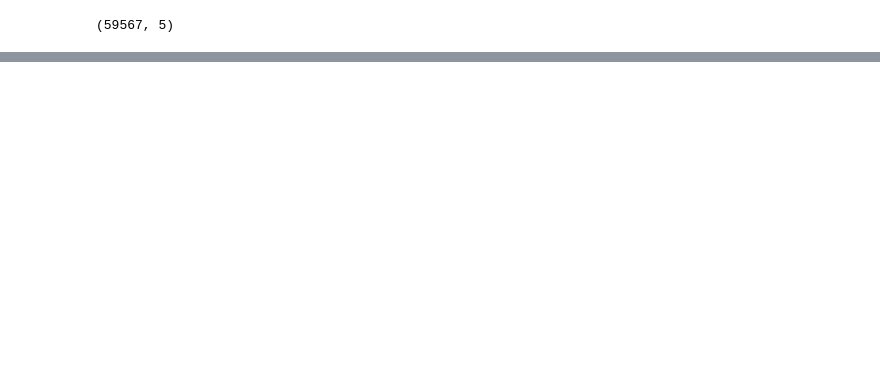
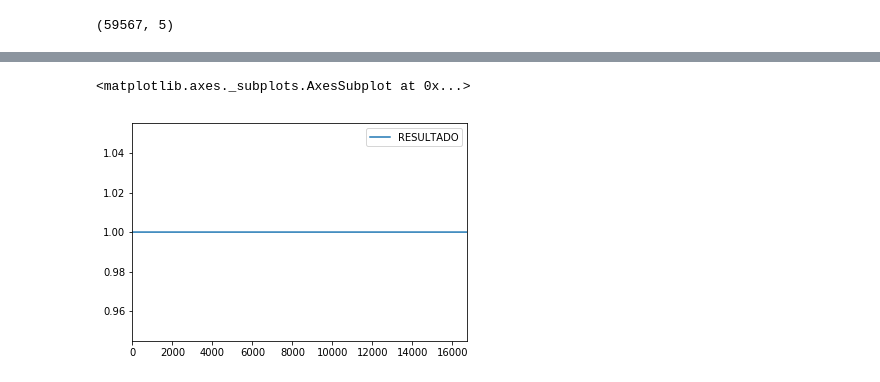
Before and after one commit to cruzdany/Covid-19-death-comparison, a Jupyter notebook: Covid_19_death_comparison.ipynb, the cells around one changed output, grey strips where cells are left out. Cells and saved outputs as stored; diff of their text form; code cells hidden in the pictures; blank space fills up the shorter version.

```diff
--- a/Covid_19_death_comparison.ipynb
+++ b/Covid_19_death_comparison.ipynb
@@ -115,0 +135,2 @@ result.shape
+# %%
+cdmx.reset_index(drop=True, inplace=True)
@@ -115,0 +146,2 @@ result.shape
+# %%
+cdmx = cdmx.replace('9999-99-99', np.nan)
@@ -115,0 +157,2 @@ result.shape
+# %%
+cdmx = cdmx.dropna()
@@ -115,0 +172,2 @@ result.shape
+# %%
+cdmx['date_deaths_count'] = cdmx.FECHA_DEF.map(cdmx.groupby('FECHA_DEF').size())
@@ -116,3 +190,8 @@ result.shape
+# %%
+cdmx[['FECHA_DEF','RESULTADO']].plot()
+# %% [output]
+<matplotlib.axes._subplots.AxesSubplot at 0x...>
+[figure, added]
 # %%
 import seaborn as sns
 # %%
```
Also changed, not shown: parts of 14 cells of this notebook.
